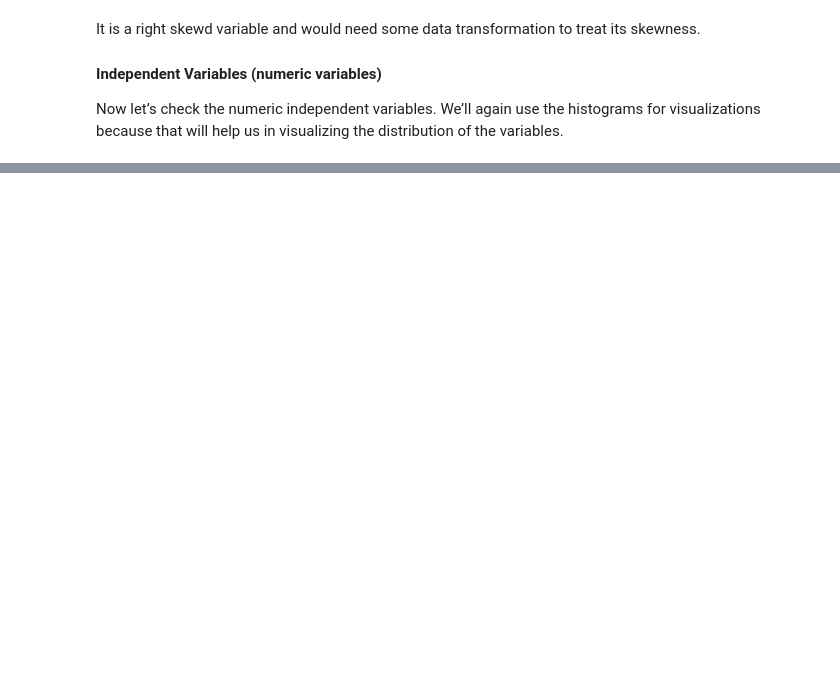
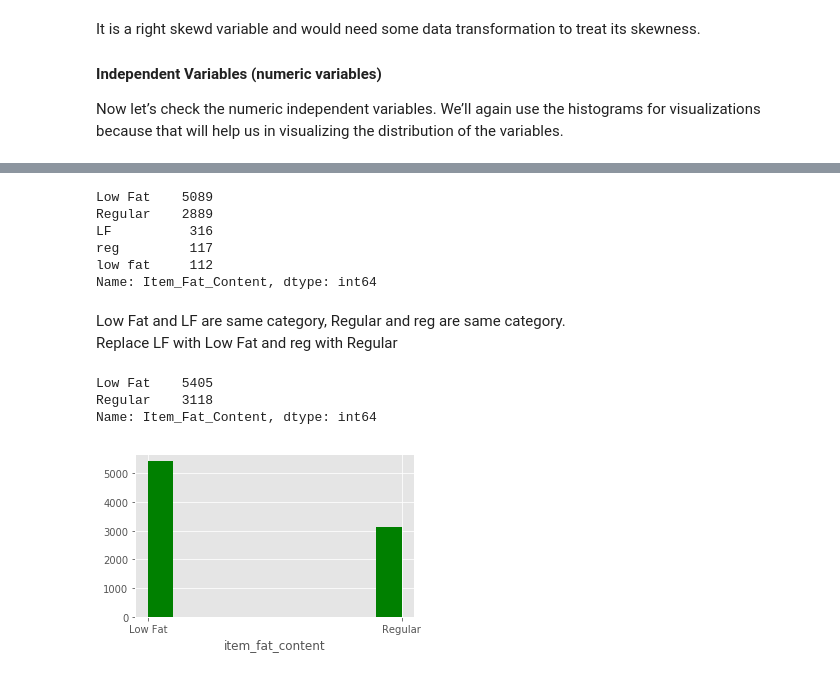
Before and after one commit to tanujbafila01/utils, a Jupyter notebook: av_bmsp_r_to_python.ipynb, the cells around one changed output, grey strips where cells are left out. Cells and saved outputs as stored; diff of their text form; code cells hidden in the pictures; blank space fills up the shorter version.

```diff
--- a/av_bmsp_r_to_python.ipynb
+++ b/av_bmsp_r_to_python.ipynb
@@ -230,0 +253,29 @@ np.isnan(train['Item_Weight']).sum()
+# %%
+train['Item_Fat_Content'].value_counts()
+# no graph required for this
+# %% [output]
+Low Fat    5089
+Regular    2889
+LF          316
+reg         117
+low fat     112
+Name: Item_Fat_Content, dtype: int64
+# %% [markdown]
+Low Fat and LF are same category, Regular and reg are same category.<br>
+Replace LF with Low Fat and reg with Regular
+# %%
+train['Item_Fat_Content']=train['Item_Fat_Content'].apply(lambda x: x.replace('LF', 'Low Fat'))
+train['Item_Fat_Content']=train['Item_Fat_Content'].apply(lambda x: x.replace('low fat', 'Regular'))
+train['Item_Fat_Content']=train['Item_Fat_Content'].apply(lambda x: x.replace('reg', 'Regular'))
+# %%
+train['Item_Fat_Content'].value_counts()
+# %% [output]
+Low Fat    5405
+Regular    3118
+Name: Item_Fat_Content, dtype: int64
+# %%
+plt.figure(figsize=(5,3))
+plt.xlabel('item_fat_content')
+plot = plt.hist(train['Item_Fat_Content'], color='g', label='item_fat_content')
+# %% [output]
+[figure, added]
```
Also changed, not shown: parts of 6 cells of this notebook.
